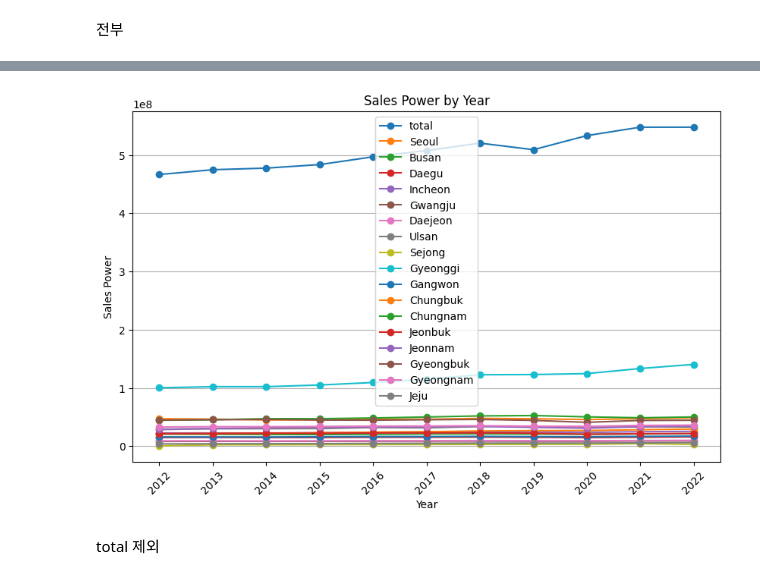
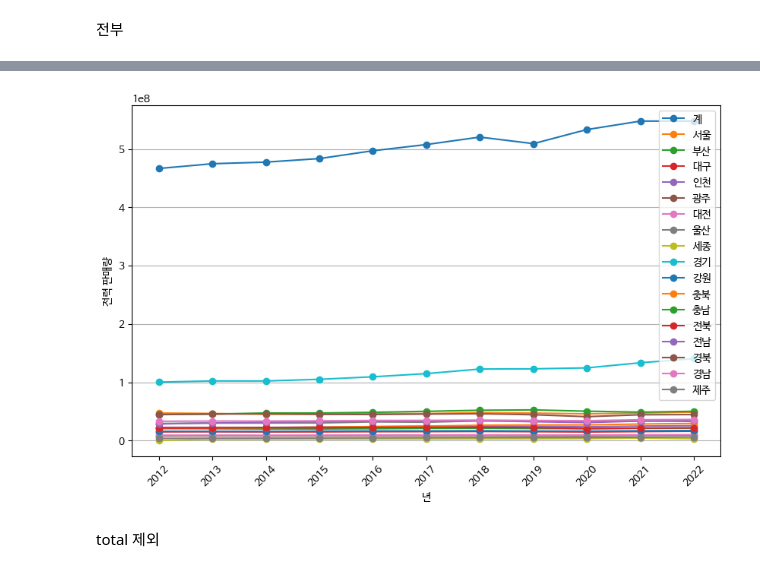
Before and after one commit to intoMaven/DB_Processing, a Jupyter notebook: SalesPower.ipynb, the cells around one changed output, grey strips where cells are left out. Cells and saved outputs as stored; diff of their text form; code cells hidden in the pictures.

```diff
--- a/SalesPower.ipynb
+++ b/SalesPower.ipynb
@@ -2,6 +24,8 @@
 import pandas as pd
 import matplotlib.pyplot as plt
 import os
+
+plt.rc('font', family='NanumBarunGothic')
 
 # 구글 드라이브 마운트
 from google.colab import drive
@@ -35,7 +59,7 @@ for file in file_list:
 # 인덱스를 '2012'부터 '2022'까지 변경
 first_row_data.index = [str(year) for year in range(2012, 2023)]
 
-first_row_data.columns = ['total', 'Seoul', 'Busan', 'Daegu', 'Incheon', 'Gwangju', 'Daejeon', 'Ulsan', 'Sejong', 'Gyeonggi', 'Gangwon', 'Chungbuk', 'Chungnam', 'Jeonbuk', 'Jeonnam', 'Gyeongbuk', 'Gyeongnam', 'Jeju']
+# first_row_data.columns = ['total', 'Seoul', 'Busan', 'Daegu', 'Incheon', 'Gwangju', 'Daejeon', 'Ulsan', 'Sejong', 'Gyeonggi', 'Gangwon', 'Chungbuk', 'Chungnam', 'Jeonbuk', 'Jeonnam', 'Gyeongbuk', 'Gyeongnam', 'Jeju']
 
 # 데이터프레임 출력
 print(first_row_data)
@@ -64,8 +108,9 @@ for column in first_row_data.columns:
     plt.figure(figsize=(10, 6))
     plt.bar(first_row_data.index, first_row_data[column], color='skyblue')
     plt.title(column)
-    plt.xlabel('year')
-    plt.ylabel('SalesPower')
+    plt.xlabel('년')
+    plt.ylabel('에너지 판매량')
+
     plt.xticks(rotation=45)
     plt.grid(axis='y')
     plt.show()
@@ -195,9 +144,8 @@ for column in data_without_total.columns:
     plt.plot(data_without_total.index, data_without_total[column], marker='o', label=column)
 
 # 그래프에 제목, 레이블, 범례 등 추가
-plt.title('Sales Power by Year')
-plt.xlabel('Year')
-plt.ylabel('Sales Power')
+plt.xlabel('년')
+plt.ylabel('전력 판매량')
 plt.xticks(rotation=45)
 plt.grid(axis='y')
 plt.legend()
@@ -225,4 +156,4 @@ WARNING:matplotlib.font_manager:findfont: Font family 'NanumBarunGothic' not fou
-[figure, old version]
+[figure, new version]
 # %% [markdown]
 total 제외
 # %%
```
Also changed, not shown: parts of 7 cells of this notebook, 1 other file.
